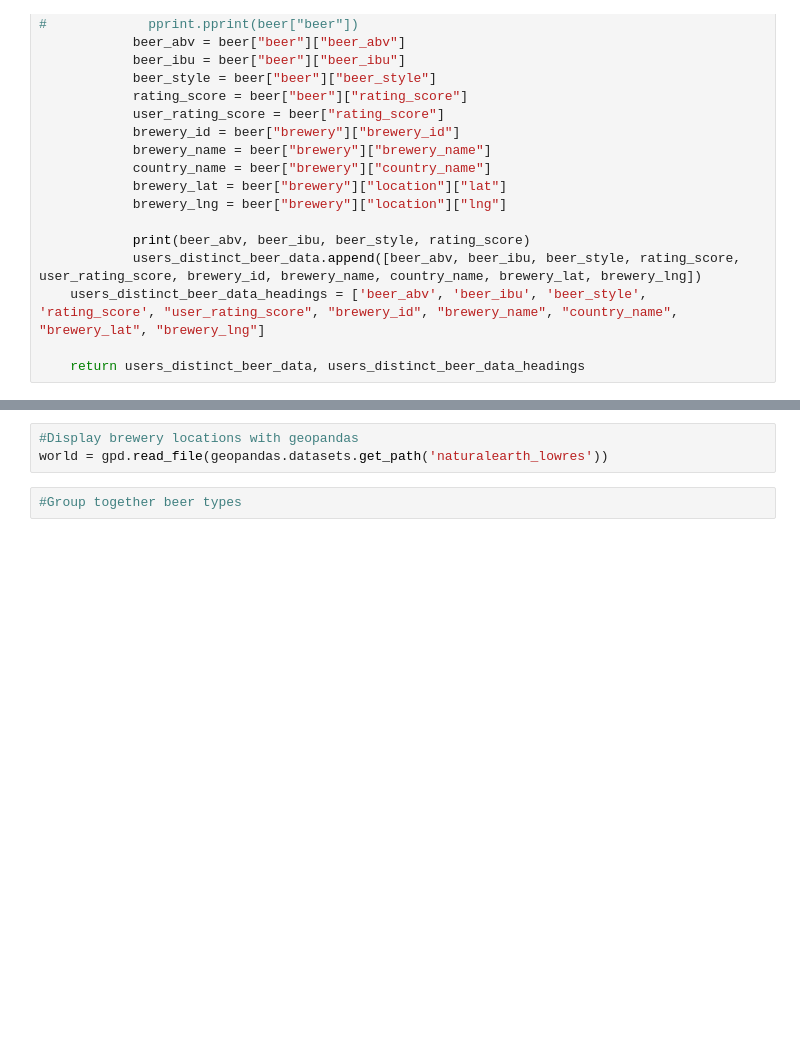
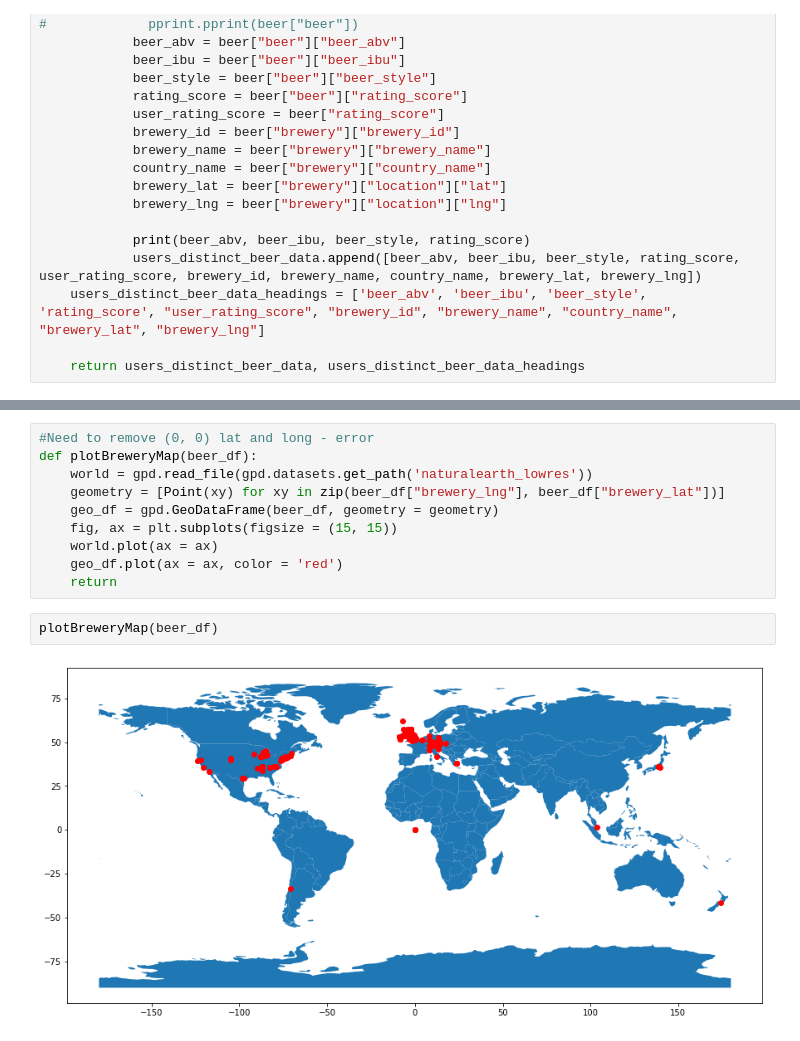
Before and after one commit to conorhamill36/beer, a Jupyter notebook: beer.ipynb, the cells around one changed output, grey strips where cells are left out. Saved outputs shown, nothing was run; the diff lists cells and outputs as text; blank space fills up the shorter version.

Commit message:
Geopandas and beer style cateogrisation working

```diff
--- a/beer.ipynb
+++ b/beer.ipynb
@@ -165,5 +266,14 @@ beer_df['country_name'].value_counts()
-# %%
-#Display brewery locations with geopandas
-world = gpd.read_file(geopandas.datasets.get_path('naturalearth_lowres'))
-# %%
-#Group together beer types
+# %%
+#Need to remove (0, 0) lat and long - error
+def plotBreweryMap(beer_df):
+    world = gpd.read_file(gpd.datasets.get_path('naturalearth_lowres'))
+    geometry = [Point(xy) for xy in zip(beer_df["brewery_lng"], beer_df["brewery_lat"])]
+    geo_df = gpd.GeoDataFrame(beer_df, geometry = geometry)
+    fig, ax = plt.subplots(figsize = (15, 15))
+    world.plot(ax = ax)
+    geo_df.plot(ax = ax, color = 'red')
+    return
+# %%
+plotBreweryMap(beer_df)
+# %% [output]
+[figure, added]
```
Also changed, not shown: parts of 18 cells of this notebook.
